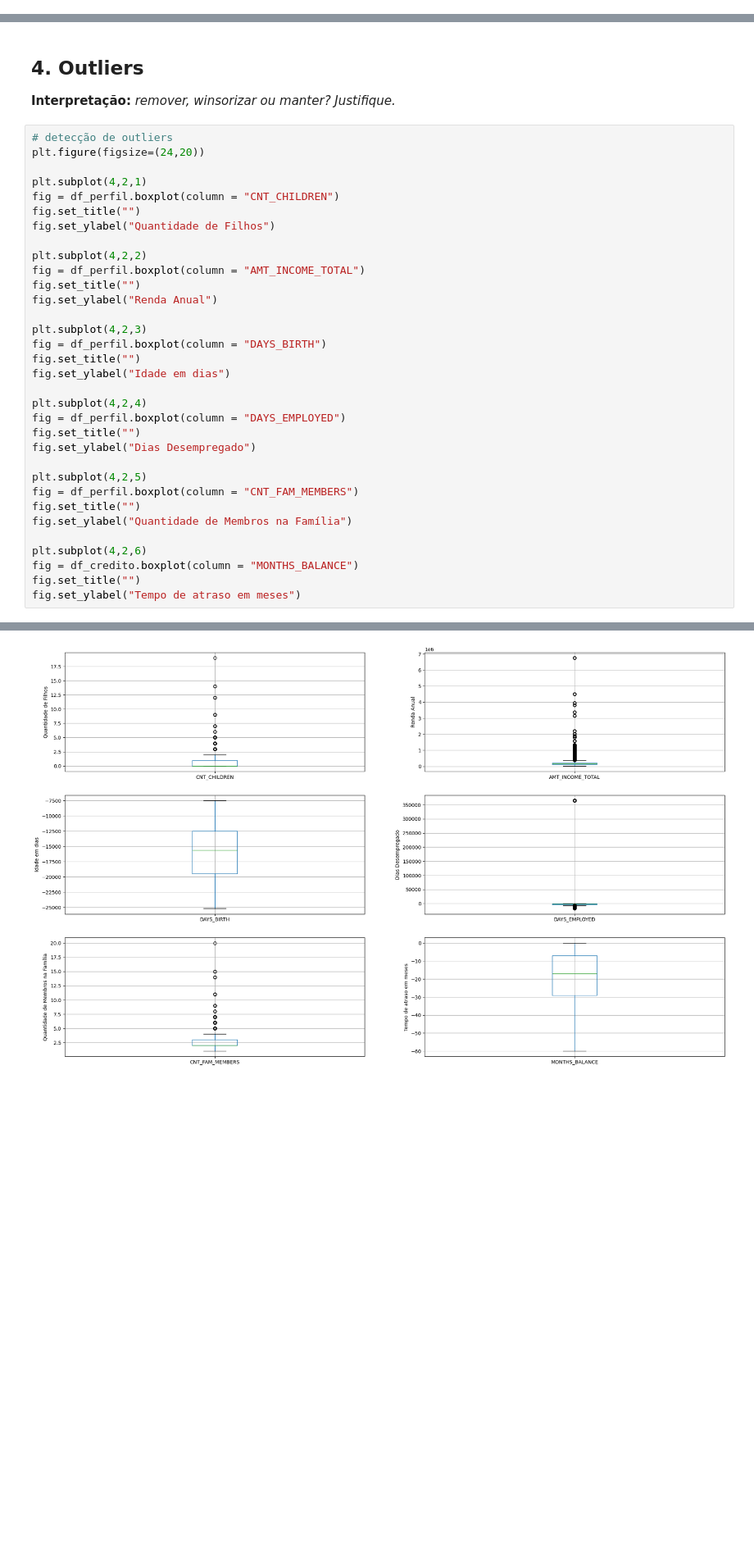
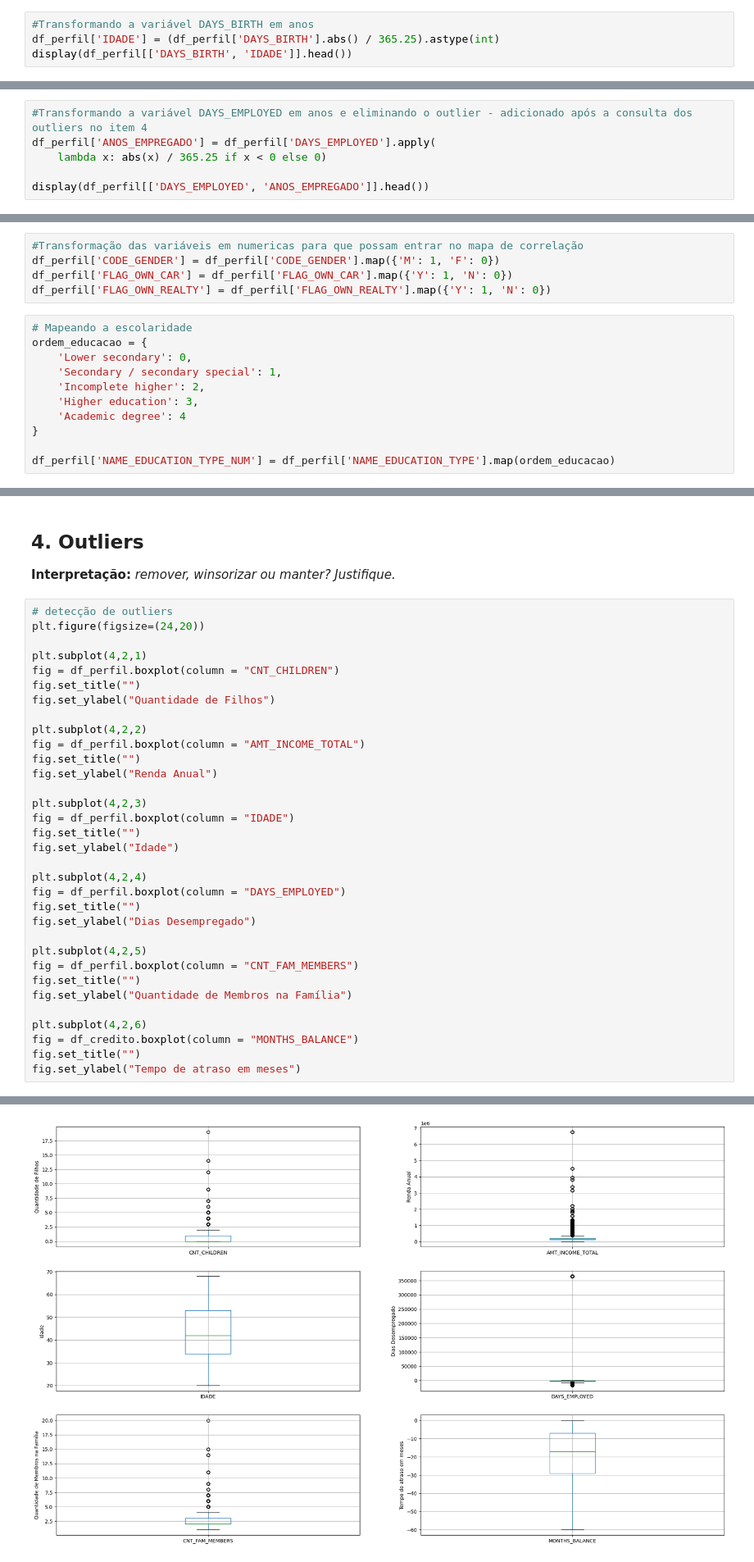
Before and after one commit to camilavbr/Tech_Challenge_Fase2_rm377839, a Jupyter notebook: notebooks/01_eda.ipynb, the cells around one changed output, grey strips where cells are left out. Shown at 82% size. Drawn from its saved outputs; the diff is of its cells as text; blank space fills up the shorter version.

```diff
--- a/notebooks/01_eda.ipynb
+++ b/notebooks/01_eda.ipynb
@@ -178,0 +262,4 @@ Observações arquivo Crédito:
+# %%
+#Transformando a variável DAYS_BIRTH em anos
+df_perfil['IDADE'] = (df_perfil['DAYS_BIRTH'].abs() / 365.25).astype(int)
+display(df_perfil[['DAYS_BIRTH', 'IDADE']].head())
@@ -178,0 +273,6 @@ Observações arquivo Crédito:
+# %%
+#Transformando a variável DAYS_EMPLOYED em anos e eliminando o outlier - adicionado após a consulta dos outliers no item 4
+df_perfil['ANOS_EMPREGADO'] = df_perfil['DAYS_EMPLOYED'].apply(
+    lambda x: abs(x) / 365.25 if x < 0 else 0)
+
+display(df_perfil[['DAYS_EMPLOYED', 'ANOS_EMPREGADO']].head())
@@ -180,5 +322,21 @@ Observações arquivo Crédito:
 ## 3. Correlações
 
 **Interpretação:** _comente cada correlação relevante, uma a uma._
+# %%
+#Transformação das variáveis em numericas para que possam entrar no mapa de correlação
+df_perfil['CODE_GENDER'] = df_perfil['CODE_GENDER'].map({'M': 1, 'F': 0})
+df_perfil['FLAG_OWN_CAR'] = df_perfil['FLAG_OWN_CAR'].map({'Y': 1, 'N': 0})
+df_perfil['FLAG_OWN_REALTY'] = df_perfil['FLAG_OWN_REALTY'].map({'Y': 1, 'N': 0})
+# %%
+# Mapeando a escolaridade
+ordem_educacao = {
+    'Lower secondary': 0,
+    'Secondary / secondary special': 1,
+    'Incomplete higher': 2,
+    'Higher education': 3,
+    'Academic degree': 4
+}
+
+df_perfil['NAME_EDUCATION_TYPE_NUM'] = df_perfil['NAME_EDUCATION_TYPE'].map(ordem_educacao)
 # %%
 # heatmap de correlação
@@ -192,33 +359,33 @@ plt.figure(figsize=(24,20))
 
 plt.subplot(4,2,1)
 fig = df_perfil.boxplot(column = "CNT_CHILDREN")
 fig.set_title("")
 fig.set_ylabel("Quantidade de Filhos")
 
 plt.subplot(4,2,2)
 fig = df_perfil.boxplot(column = "AMT_INCOME_TOTAL")
 fig.set_title("")
 fig.set_ylabel("Renda Anual")
 
 plt.subplot(4,2,3)
-fig = df_perfil.boxplot(column = "DAYS_BIRTH")
+fig = df_perfil.boxplot(column = "IDADE")
 fig.set_title("")
-fig.set_ylabel("Idade em dias")
+fig.set_ylabel("Idade")
 
 plt.subplot(4,2,4)
 fig = df_perfil.boxplot(column = "DAYS_EMPLOYED")
 fig.set_title("")
 fig.set_ylabel("Dias Desempregado")
 
 plt.subplot(4,2,5)
 fig = df_perfil.boxplot(column = "CNT_FAM_MEMBERS")
 fig.set_title("")
 fig.set_ylabel("Quantidade de Membros na Família")
 
 plt.subplot(4,2,6)
 fig = df_credito.boxplot(column = "MONTHS_BALANCE")
 fig.set_title("")
 fig.set_ylabel("Tempo de atraso em meses")
 # %% [output]
 Text(0, 0.5, 'Tempo de atraso em meses')
-[figure, old version]
+[figure, new version]
```
Also changed, not shown: parts of 12 cells of this notebook.
